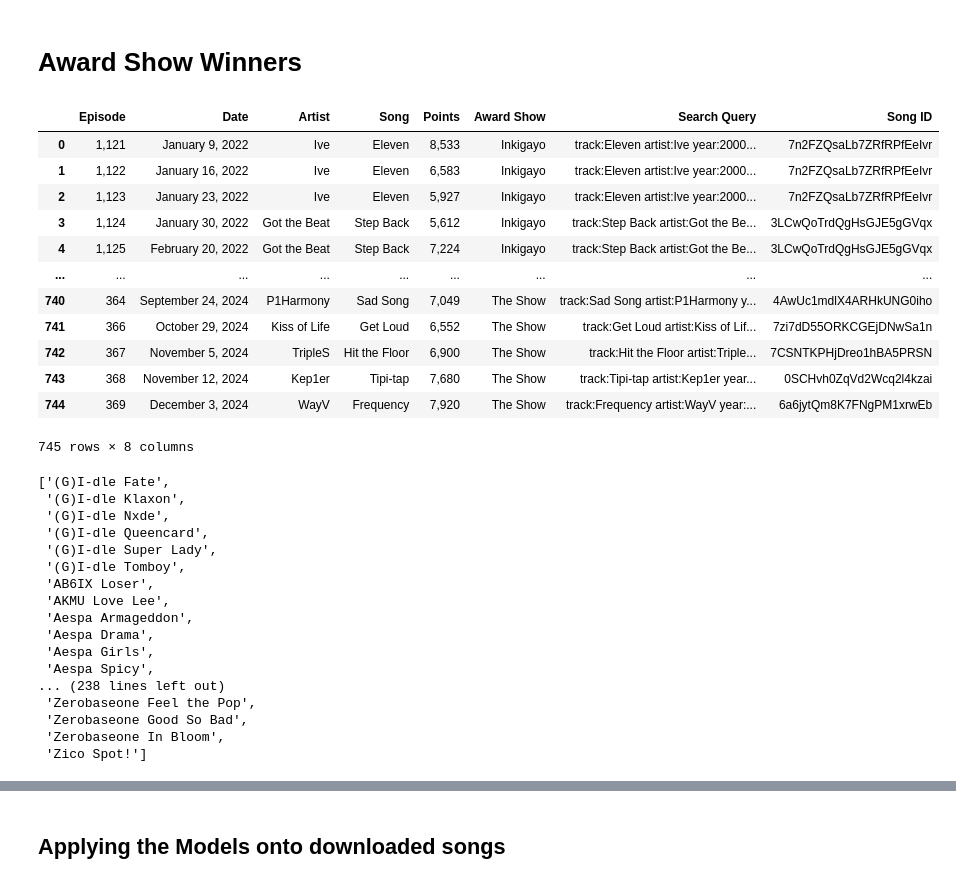
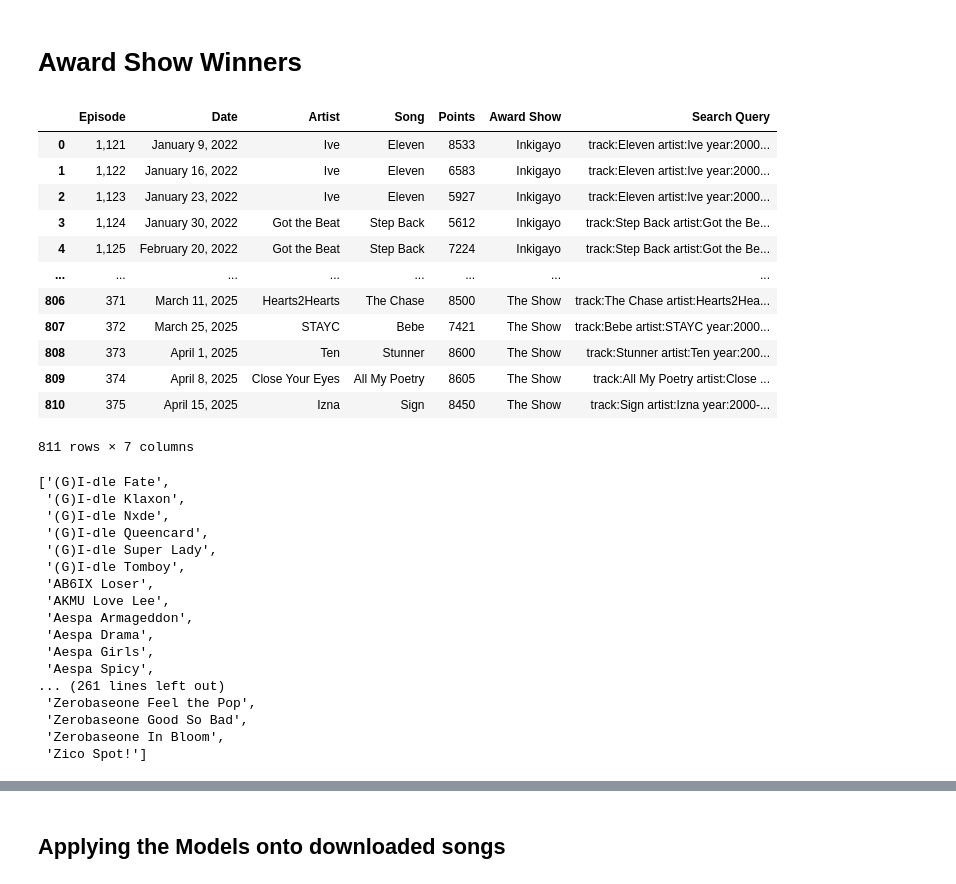
Before and after one commit to ccaban6/love-dive-into-kpop-music-show-winners, a Jupyter notebook: gather_audio_data.ipynb, the cells around one changed output, grey strips where cells are left out. Drawn from its saved outputs; the diff is of its cells as text; code cells hidden in the pictures.

```diff
--- a/gather_audio_data.ipynb
+++ b/gather_audio_data.ipynb
@@ -10,22 +10,22 @@ os.environ['TF_CPP_MIN_LOG_LEVEL'] = '3'  # Suppress TensorFlow logs
 # %%
 import pandas as pd
 
-df = pd.read_csv('data/tables/all_award_show_winners.csv', index_col=0)
+df = pd.read_csv('data/tables/updated_all_award_show_winners.csv', index_col=0)
 df
 # %% [output]
-|  | Episode | Date | Artist | Song | Points | Award Show | Search Query | Song ID |
-| 0 | 1,121 | January 9, 2022 | Ive | Eleven | 8,533 | Inkigayo | track:Eleven artist:Ive year:2000... | 7n2FZQsaLb7ZRfRPfEeIvr |
-| 1 | 1,122 | January 16, 2022 | Ive | Eleven | 6,583 | Inkigayo | track:Eleven artist:Ive year:2000... | 7n2FZQsaLb7ZRfRPfEeIvr |
-| 2 | 1,123 | January 23, 2022 | Ive | Eleven | 5,927 | Inkigayo | track:Eleven artist:Ive year:2000... | 7n2FZQsaLb7ZRfRPfEeIvr |
-| 3 | 1,124 | January 30, 2022 | Got the Beat | Step Back | 5,612 | Inkigayo | track:Step Back artist:Got the Be... | 3LCwQoTrdQgHsGJE5gGVqx |
-| 4 | 1,125 | February 20, 2022 | Got the Beat | Step Back | 7,224 | Inkigayo | track:Step Back artist:Got the Be... | 3LCwQoTrdQgHsGJE5gGVqx |
-| ... | ... | ... | ... | ... | ... | ... | ... | ... |
-| 740 | 364 | September 24, 2024 | P1Harmony | Sad Song | 7,049 | The Show | track:Sad Song artist:P1Harmony y... | 4AwUc1mdlX4ARHkUNG0iho |
-| 741 | 366 | October 29, 2024 | Kiss of Life | Get Loud | 6,552 | The Show | track:Get Loud artist:Kiss of Lif... | 7zi7dD55ORKCGEjDNwSa1n |
-| 742 | 367 | November 5, 2024 | TripleS | Hit the Floor | 6,900 | The Show | track:Hit the Floor artist:Triple... | 7CSNTKPHjDreo1hBA5PRSN |
-| 743 | 368 | November 12, 2024 | Kep1er | Tipi-tap | 7,680 | The Show | track:Tipi-tap artist:Kep1er year... | 0SCHvh0ZqVd2Wcq2l4kzai |
-| 744 | 369 | December 3, 2024 | WayV | Frequency | 7,920 | The Show | track:Frequency artist:WayV year:... | 6a6jytQm8K7FNgPM1xrwEb |
+|  | Episode | Date | Artist | Song | Points | Award Show | Search Query |
+| 0 | 1,121 | January 9, 2022 | Ive | Eleven | 8533 | Inkigayo | track:Eleven artist:Ive year:2000... |
+| 1 | 1,122 | January 16, 2022 | Ive | Eleven | 6583 | Inkigayo | track:Eleven artist:Ive year:2000... |
+| 2 | 1,123 | January 23, 2022 | Ive | Eleven | 5927 | Inkigayo | track:Eleven artist:Ive year:2000... |
+| 3 | 1,124 | January 30, 2022 | Got the Beat | Step Back | 5612 | Inkigayo | track:Step Back artist:Got the Be... |
+| 4 | 1,125 | February 20, 2022 | Got the Beat | Step Back | 7224 | Inkigayo | track:Step Back artist:Got the Be... |
+| ... | ... | ... | ... | ... | ... | ... | ... |
+| 806 | 371 | March 11, 2025 | Hearts2Hearts | The Chase | 8500 | The Show | track:The Chase artist:Hearts2Hea... |
+| 807 | 372 | March 25, 2025 | STAYC | Bebe | 7421 | The Show | track:Bebe artist:STAYC year:2000... |
+| 808 | 373 | April 1, 2025 | Ten | Stunner | 8600 | The Show | track:Stunner artist:Ten year:200... |
+| 809 | 374 | April 8, 2025 | Close Your Eyes | All My Poetry | 8605 | The Show | track:All My Poetry artist:Close ... |
+| 810 | 375 | April 15, 2025 | Izna | Sign | 8450 | The Show | track:Sign artist:Izna year:2000-... |
-745 rows × 8 columns
+811 rows × 7 columns
 # %%
 ## Preprocessing that went unnoticed
 df.loc[df.Song == 'Future Perfect', "Song"] = 'Future Perfect (Pass the MIC)'
@@ -49,7 +49,7 @@ unique_queries
  'Aespa Drama',
  'Aespa Girls',
  'Aespa Spicy',
-... (238 lines left out)
+... (261 lines left out)
  'Zerobaseone Feel the Pop',
  'Zerobaseone Good So Bad',
  'Zerobaseone In Bloom',
```
Also changed, not shown: parts of 11 cells of this notebook, 9 other files.
